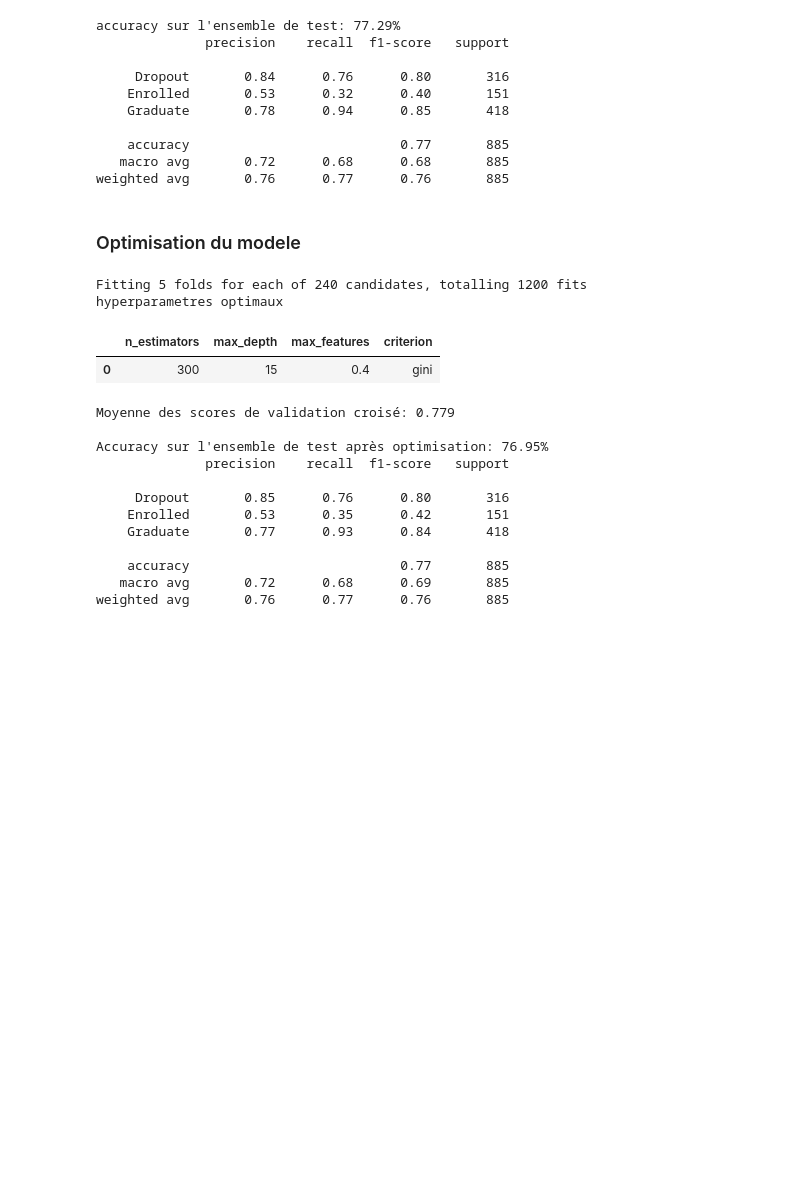
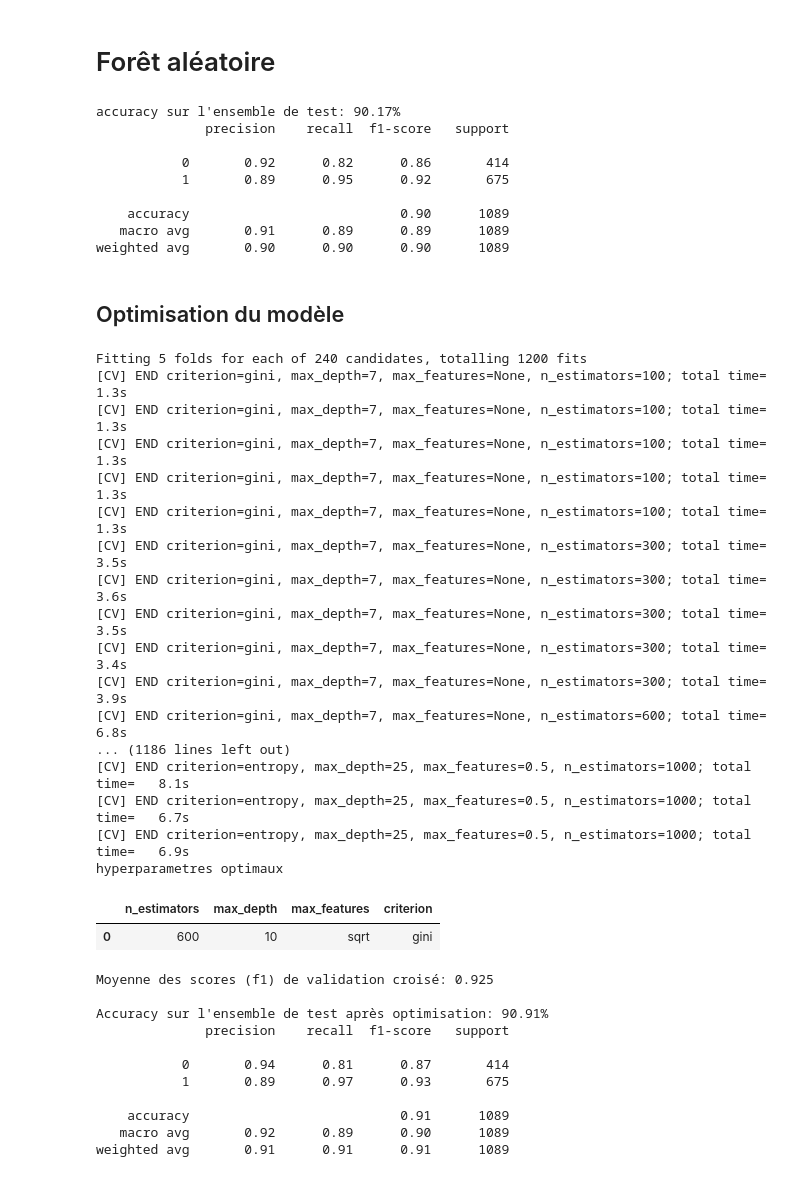
Before and after one commit to Zargotrax/MachineLearningStudentSuccess, a Jupyter notebook: RandomForest.ipynb, the cells around one changed output. Cells and saved outputs as stored; diff of their text form; code cells hidden in the pictures; blank space fills up the shorter version.

```diff
--- a/RandomForest.ipynb
+++ b/RandomForest.ipynb
@@ -31,10 +13,10 @@ data
+# %%
+X, y, cat_features = load_data().get_data_X_y(data='simplify')
+# %%
+X_train, X_test, y_train, y_test = train_test_split(X, y, test_size=0.3, random_state=42)
+# %% [markdown]
+# Forêt aléatoire
 # %%
-
-X = data.drop('Target', axis=1)
-y = data['Target']
-
-X_train, X_test, y_train, y_test = train_test_split(X, y, test_size=0.2, random_state=42)
-
 rf = RandomForestClassifier(n_estimators=100, random_state=42)
 rf.fit(X_train, y_train)
 
@@ -44,21 +26,19 @@ accuracy = accuracy_score(y_test, y_pred)
 print(f"accuracy sur l'ensemble de test: {accuracy:.2%}")
 print(classification_report(y_test, y_pred))
 # %% [output]
-accuracy sur l'ensemble de test: 77.29%
+accuracy sur l'ensemble de test: 90.17%
               precision    recall  f1-score   support
 
-     Dropout       0.84      0.76      0.80       316
-    Enrolled       0.53      0.32      0.40       151
-    Graduate       0.78      0.94      0.85       418
+           0       0.92      0.82      0.86       414
+           1       0.89      0.95      0.92       675
 
-    accuracy                           0.77       885
-   macro avg       0.72      0.68      0.68       885
-weighted avg       0.76      0.77      0.76       885
+    accuracy                           0.90      1089
+   macro avg       0.91      0.89      0.89      1089
+weighted avg       0.90      0.90      0.90      1089
 # %% [markdown]
-### Optimisation du modele
+## Optimisation du modèle
 # %%
-
-#les hyperparametres a tester
+# Les hyperparamètres a tester
 param_grid = {
     'n_estimators': [100, 300, 600, 1000],
     'max_depth': [7, 10, 15, 20, 25],
@@ -74,7 +54,8 @@ rf_grid = GridSearchCV(
     param_grid=param_grid,
     cv=5,
     verbose=2,
-    n_jobs=-1
+    n_jobs=-1,
+    scoring='f1'
 )
 
 rf_grid.fit(X_train, y_train)
@@ -86,44 +67,58 @@ resultats = {
     'max_features':  [],
     'criterion': []
 }
 
 
 best_params = rf_grid.best_params_
 resultats['n_estimators'].append(best_params.get('n_estimators'))
 resultats['max_depth'].append(best_params.get('max_depth'))
 resultats['max_features'].append(best_params.get('max_features'))
 resultats['criterion'].append(best_params.get('criterion'))
 
 
 df = pd.DataFrame(resultats)
 print('hyperparametres optimaux')
 display.display(df)
 
 #evaluation
 best_model = rf_grid.best_estimator_
 best_cv_score = rf_grid.best_score_
-print(f'Moyenne des scores de validation croisé: {best_cv_score:.3f}\n')
+print(f'Moyenne des scores (f1) de validation croisé: {best_cv_score:.3f}\n')
 
 
 y_pred = best_model.predict(X_test)
 accuracy = accuracy_score(y_test, y_pred)
 print(f"Accuracy sur l'ensemble de test après optimisation: {accuracy:.2%}")
 
 print(classification_report(y_test, y_pred))
 # %% [output]
 Fitting 5 folds for each of 240 candidates, totalling 1200 fits
+[CV] END criterion=gini, max_depth=7, max_features=None, n_estimators=100; total time=   1.3s
+[CV] END criterion=gini, max_depth=7, max_features=None, n_estimators=100; total time=   1.3s
+[CV] END criterion=gini, max_depth=7, max_features=None, n_estimators=100; total time=   1.3s
+[CV] END criterion=gini, max_depth=7, max_features=None, n_estimators=100; total time=   1.3s
+[CV] END criterion=gini, max_depth=7, max_features=None, n_estimators=100; total time=   1.3s
+[CV] END criterion=gini, max_depth=7, max_features=None, n_estimators=300; total time=   3.5s
+[CV] END criterion=gini, max_depth=7, max_features=None, n_estimators=300; total time=   3.6s
+[CV] END criterion=gini, max_depth=7, max_features=None, n_estimators=300; total time=   3.5s
+[CV] END criterion=gini, max_depth=7, max_features=None, n_estimators=300; total time=   3.4s
+[CV] END criterion=gini, max_depth=7, max_features=None, n_estimators=300; total time=   3.9s
+[CV] END criterion=gini, max_depth=7, max_features=None, n_estimators=600; total time=   6.8s
+... (1186 lines left out)
+[CV] END criterion=entropy, max_depth=25, max_features=0.5, n_estimators=1000; total time=   8.1s
+[CV] END criterion=entropy, max_depth=25, max_features=0.5, n_estimators=1000; total time=   6.7s
+[CV] END criterion=entropy, max_depth=25, max_features=0.5, n_estimators=1000; total time=   6.9s
 hyperparametres optimaux
 |  | n_estimators | max_depth | max_features | criterion |
-| 0 | 300 | 15 | 0.4 | gini |
+| 0 | 600 | 10 | sqrt | gini |
-Moyenne des scores de validation croisé: 0.779
+Moyenne des scores (f1) de validation croisé: 0.925
 
-Accuracy sur l'ensemble de test après optimisation: 76.95%
+Accuracy sur l'ensemble de test après optimisation: 90.91%
               precision    recall  f1-score   support
 
-     Dropout       0.85      0.76      0.80       316
-    Enrolled       0.53      0.35      0.42       151
-    Graduate       0.77      0.93      0.84       418
+           0       0.94      0.81      0.87       414
+           1       0.89      0.97      0.93       675
 
-    accuracy                           0.77       885
-   macro avg       0.72      0.68      0.69       885
-weighted avg       0.76      0.77      0.76       885
+    accuracy                           0.91      1089
+   macro avg       0.92      0.89      0.90      1089
+weighted avg       0.91      0.91      0.91      1089
```
Also changed, not shown: parts of 13 cells of this notebook, 24 other files.
